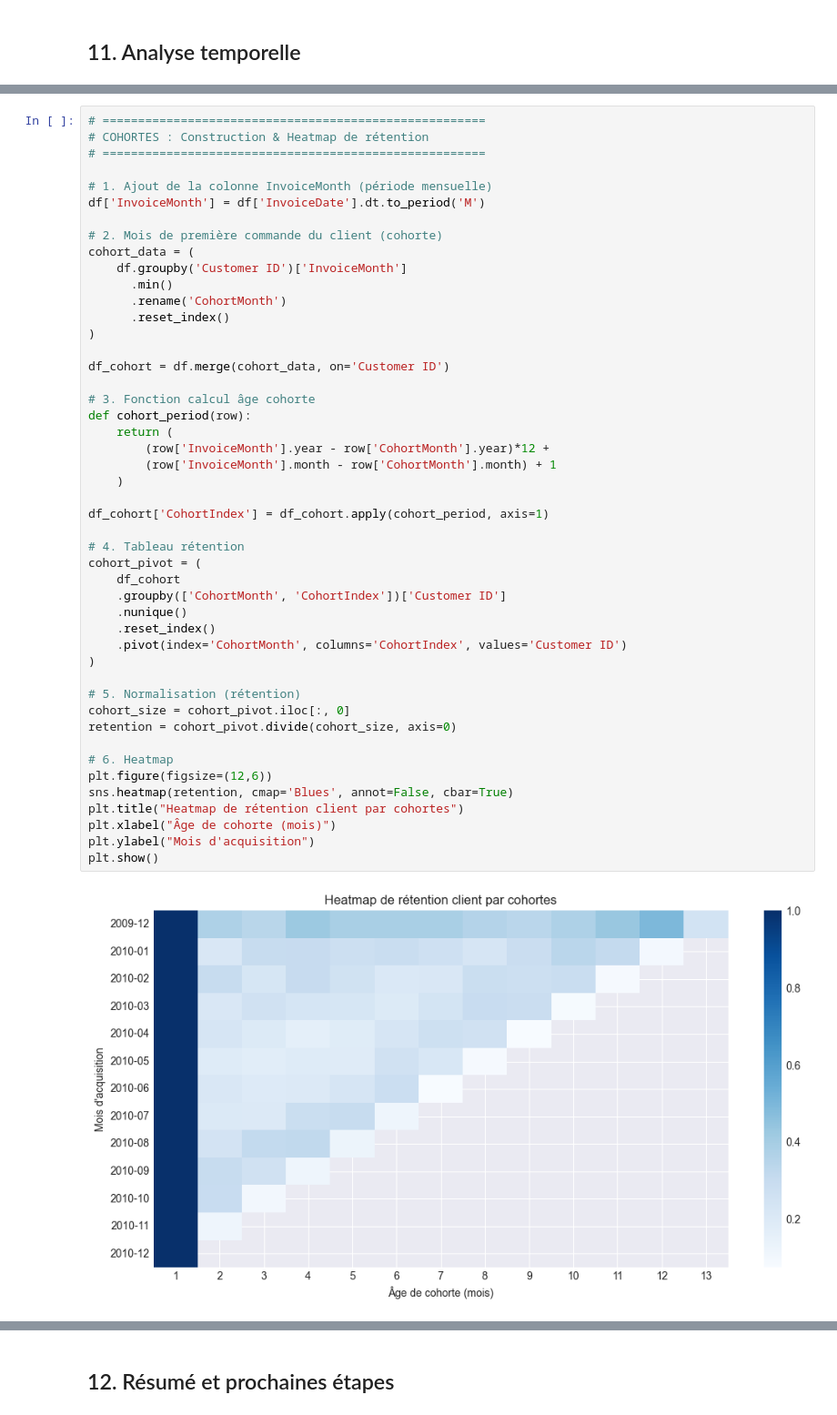
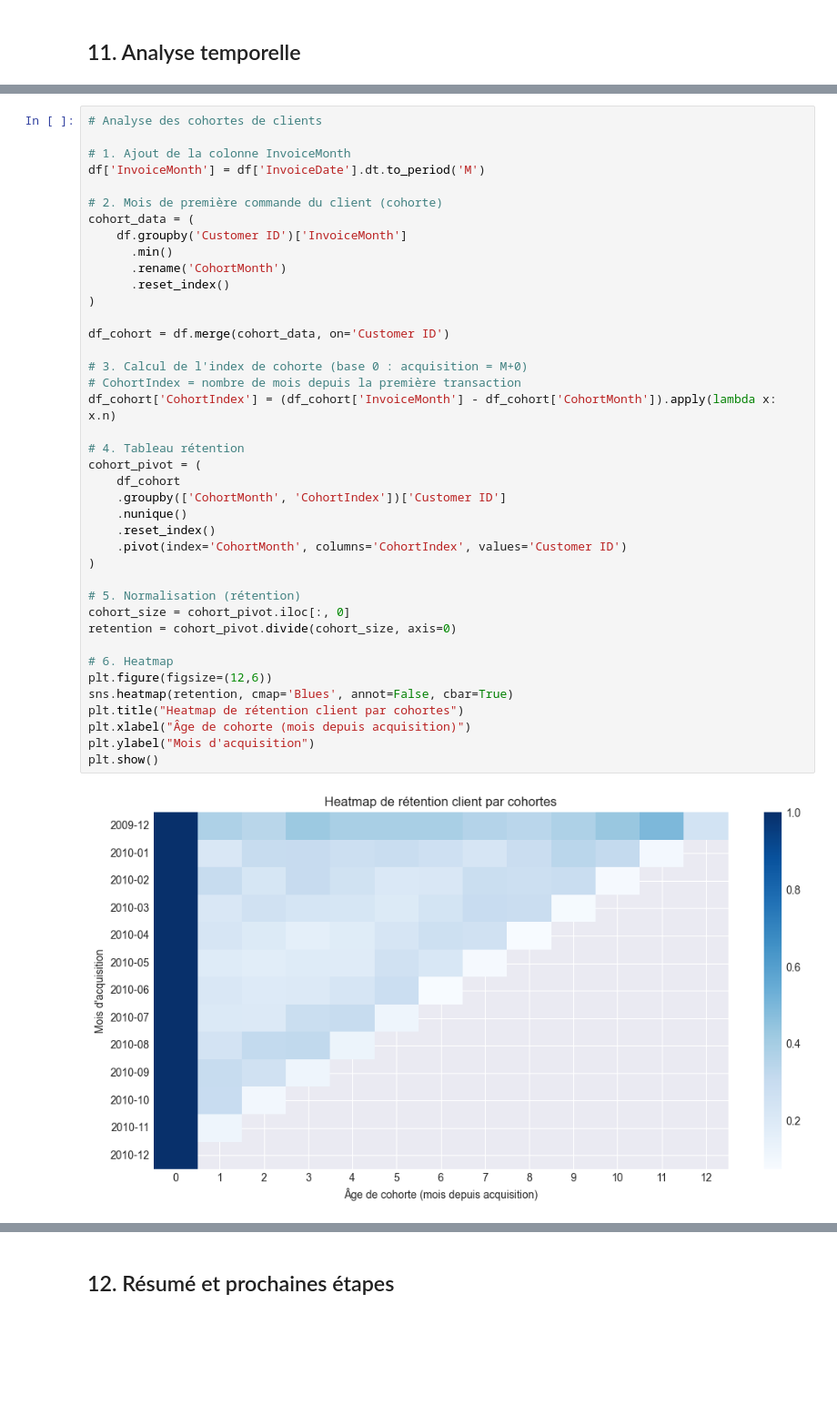
Before and after one commit to Alfred0404/data_visualisation_projet_final, a Jupyter notebook: notebooks/01_exploration.ipynb, the cells around one changed output, grey strips where cells are left out. Shown at 91% size. Saved outputs shown, nothing was run; the diff lists cells and outputs as text; blank space fills up the shorter version.

```diff
--- a/notebooks/01_exploration.ipynb
+++ b/notebooks/01_exploration.ipynb
@@ -549,52 +521,45 @@ plt.show()
 # %%
-# ======================================================
-# COHORTES : Construction & Heatmap de rétention
-# ======================================================
+# Analyse des cohortes de clients
 
-# 1. Ajout de la colonne InvoiceMonth (période mensuelle)
+# 1. Ajout de la colonne InvoiceMonth
 df['InvoiceMonth'] = df['InvoiceDate'].dt.to_period('M')
 
 # 2. Mois de première commande du client (cohorte)
 cohort_data = (
     df.groupby('Customer ID')['InvoiceMonth']
       .min()
       .rename('CohortMonth')
       .reset_index()
 )
 
 df_cohort = df.merge(cohort_data, on='Customer ID')
 
-# 3. Fonction calcul âge cohorte
-def cohort_period(row):
-    return (
-        (row['InvoiceMonth'].year - row['CohortMonth'].year)*12 +
-        (row['InvoiceMonth'].month - row['CohortMonth'].month) + 1
-    )
-
-df_cohort['CohortIndex'] = df_cohort.apply(cohort_period, axis=1)
+# 3. Calcul de l'index de cohorte (base 0 : acquisition = M+0)
+# CohortIndex = nombre de mois depuis la première transaction
+df_cohort['CohortIndex'] = (df_cohort['InvoiceMonth'] - df_cohort['CohortMonth']).apply(lambda x: x.n)
 
 # 4. Tableau rétention
 cohort_pivot = (
     df_cohort
     .groupby(['CohortMonth', 'CohortIndex'])['Customer ID']
     .nunique()
     .reset_index()
     .pivot(index='CohortMonth', columns='CohortIndex', values='Customer ID')
 )
 
 # 5. Normalisation (rétention)
 cohort_size = cohort_pivot.iloc[:, 0]
 retention = cohort_pivot.divide(cohort_size, axis=0)
 
 # 6. Heatmap
 plt.figure(figsize=(12,6))
 sns.heatmap(retention, cmap='Blues', annot=False, cbar=True)
 plt.title("Heatmap de rétention client par cohortes")
-plt.xlabel("Âge de cohorte (mois)")
+plt.xlabel("Âge de cohorte (mois depuis acquisition)")
 plt.ylabel("Mois d'acquisition")
 plt.show()
 # %% [output]
-[figure, old version]
+[figure, new version]
 # %% [markdown]
 ### Interprétation - Analyse des cohortes
 
```
Also changed, not shown: parts of 18 cells of this notebook, 8 other files.
